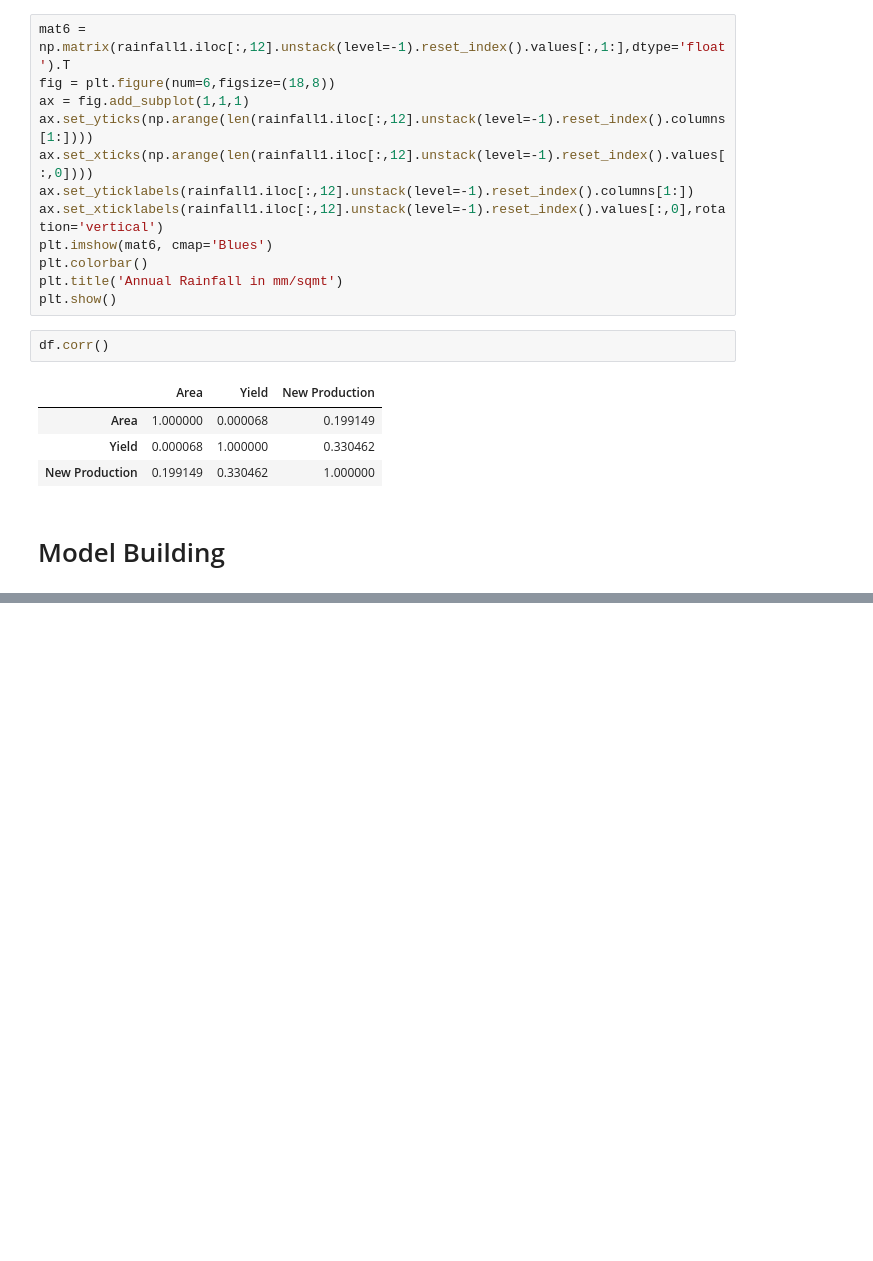
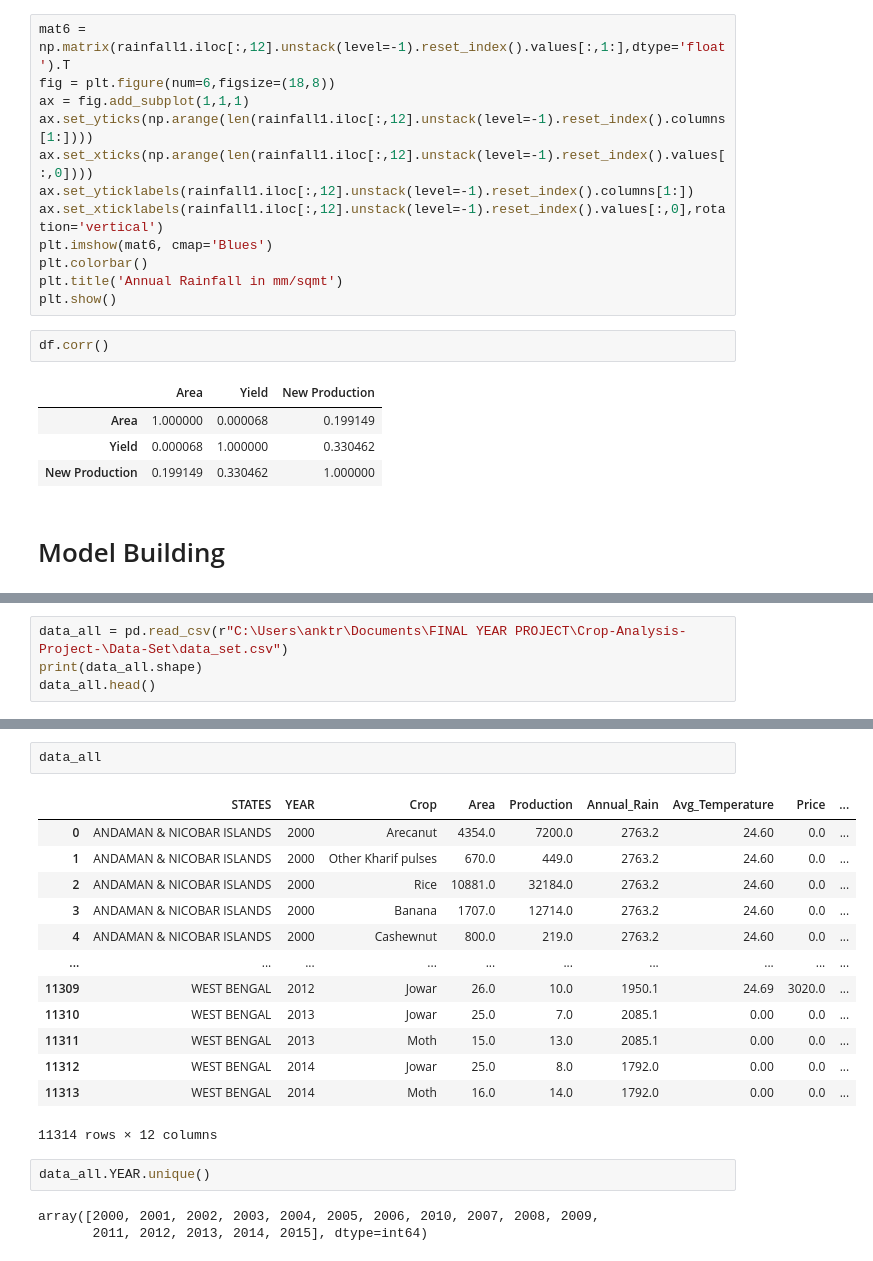
Before and after one commit to ank232/Crop-Analysis-Project-, a Jupyter notebook: eda new_data-set.ipynb, the cells around one changed output, grey strips where cells are left out. Saved outputs shown, nothing was run; the diff lists cells and outputs as text; blank space fills up the shorter version.

```diff
--- a/eda new_data-set.ipynb
+++ b/eda new_data-set.ipynb
@@ -542,0 +679,4 @@ df.corr()
+# %%
+data_all = pd.read_csv(r"C:\Users\anktr\Documents\FINAL YEAR PROJECT\Crop-Analysis-Project-\Data-Set\data_set.csv")
+print(data_all.shape)
+data_all.head()
@@ -542,0 +691,21 @@ df.corr()
+# %%
+data_all
+# %% [output]
+|  | STATES | YEAR | Crop | Area | Production | Annual_Rain | Avg_Temperature | Price | ... |
+| 0 | ANDAMAN & NICOBAR ISLANDS | 2000 | Arecanut | 4354.0 | 7200.0 | 2763.2 | 24.60 | 0.0 | ... |
+| 1 | ANDAMAN & NICOBAR ISLANDS | 2000 | Other Kharif pulses | 670.0 | 449.0 | 2763.2 | 24.60 | 0.0 | ... |
+| 2 | ANDAMAN & NICOBAR ISLANDS | 2000 | Rice | 10881.0 | 32184.0 | 2763.2 | 24.60 | 0.0 | ... |
+| 3 | ANDAMAN & NICOBAR ISLANDS | 2000 | Banana | 1707.0 | 12714.0 | 2763.2 | 24.60 | 0.0 | ... |
+| 4 | ANDAMAN & NICOBAR ISLANDS | 2000 | Cashewnut | 800.0 | 219.0 | 2763.2 | 24.60 | 0.0 | ... |
+| ... | ... | ... | ... | ... | ... | ... | ... | ... | ... |
+| 11309 | WEST BENGAL | 2012 | Jowar | 26.0 | 10.0 | 1950.1 | 24.69 | 3020.0 | ... |
+| 11310 | WEST BENGAL | 2013 | Jowar | 25.0 | 7.0 | 2085.1 | 0.00 | 0.0 | ... |
+| 11311 | WEST BENGAL | 2013 | Moth | 15.0 | 13.0 | 2085.1 | 0.00 | 0.0 | ... |
+| 11312 | WEST BENGAL | 2014 | Jowar | 25.0 | 8.0 | 1792.0 | 0.00 | 0.0 | ... |
+| 11313 | WEST BENGAL | 2014 | Moth | 16.0 | 14.0 | 1792.0 | 0.00 | 0.0 | ... |
+11314 rows × 12 columns
+# %%
+data_all.YEAR.unique()
+# %% [output]
+array([2000, 2001, 2002, 2003, 2004, 2005, 2006, 2010, 2007, 2008, 2009,
+       2011, 2012, 2013, 2014, 2015], dtype=int64)
```
Also changed, not shown: parts of 17 cells of this notebook, 3 other files.
